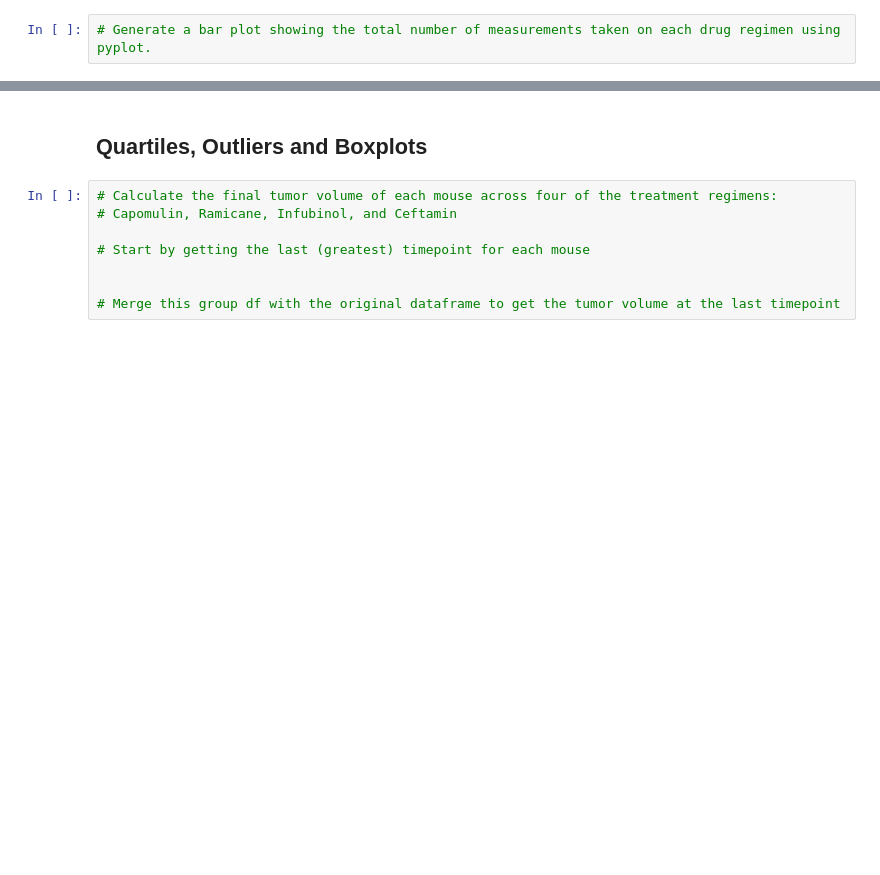
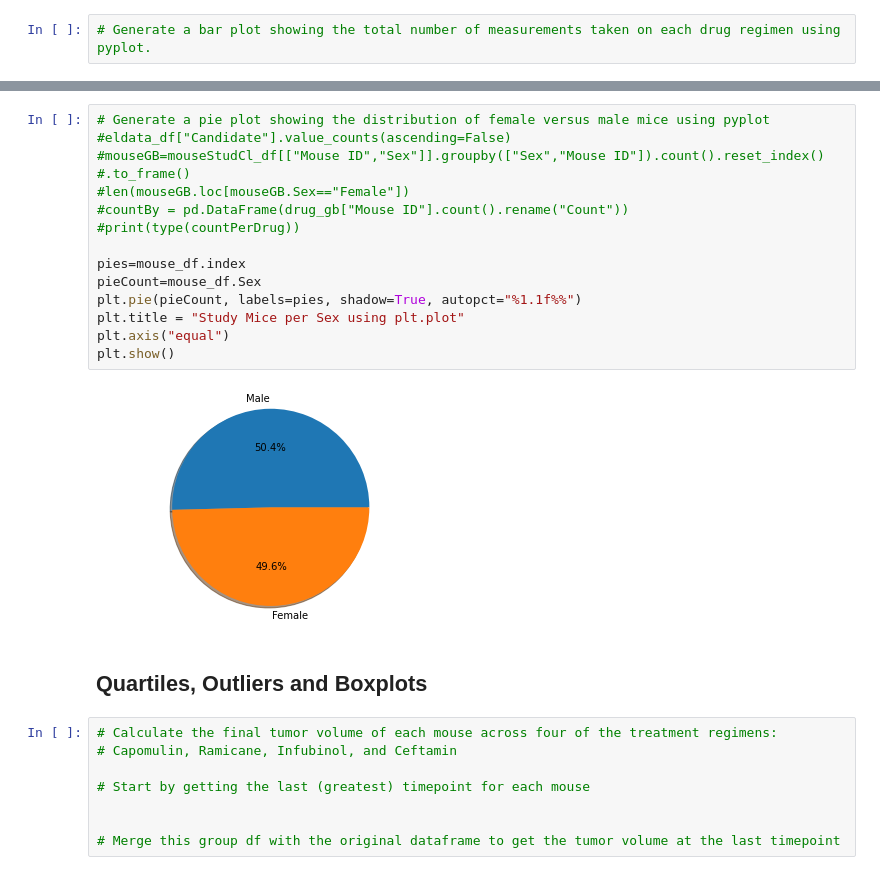
Before and after one commit to kunaual/matplotlib-challenge, a Jupyter notebook: Pymaceuticals/pymaceuticals.ipynb, the cells around one changed output, grey strips where cells are left out. Drawn from its saved outputs; the diff is of its cells as text; blank space fills up the shorter version.

```diff
--- a/Pymaceuticals/pymaceuticals.ipynb
+++ b/Pymaceuticals/pymaceuticals.ipynb
@@ -142,3 +173,19 @@ summStats_df
+# %%
+# Generate a pie plot showing the distribution of female versus male mice using pyplot
+#eldata_df["Candidate"].value_counts(ascending=False)
+#mouseGB=mouseStudCl_df[["Mouse ID","Sex"]].groupby(["Sex","Mouse ID"]).count().reset_index() #.to_frame()
+#len(mouseGB.loc[mouseGB.Sex=="Female"])
+#countBy = pd.DataFrame(drug_gb["Mouse ID"].count().rename("Count"))
+#print(type(countPerDrug))
+
+pies=mouse_df.index
+pieCount=mouse_df.Sex
+plt.pie(pieCount, labels=pies, shadow=True, autopct="%1.1f%%")
+plt.title = "Study Mice per Sex using plt.plot"
+plt.axis("equal")
+plt.show()
+# %% [output]
+[figure, added]
 # %% [markdown]
 ## Quartiles, Outliers and Boxplots
 # %%
```
Also changed, not shown: parts of 5 cells of this notebook.
